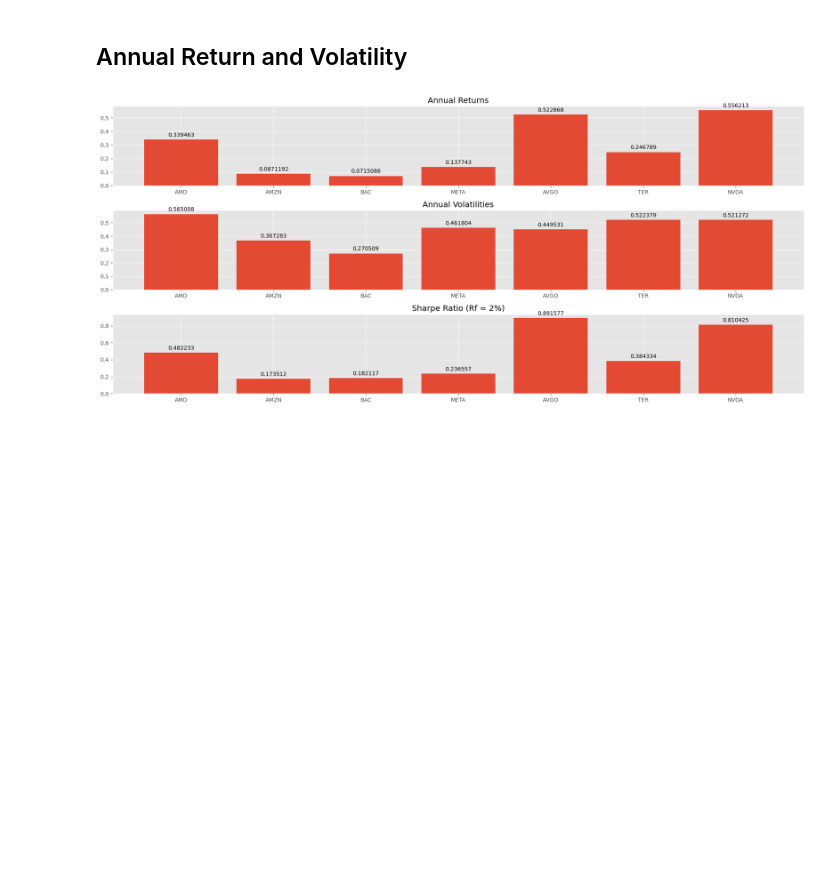
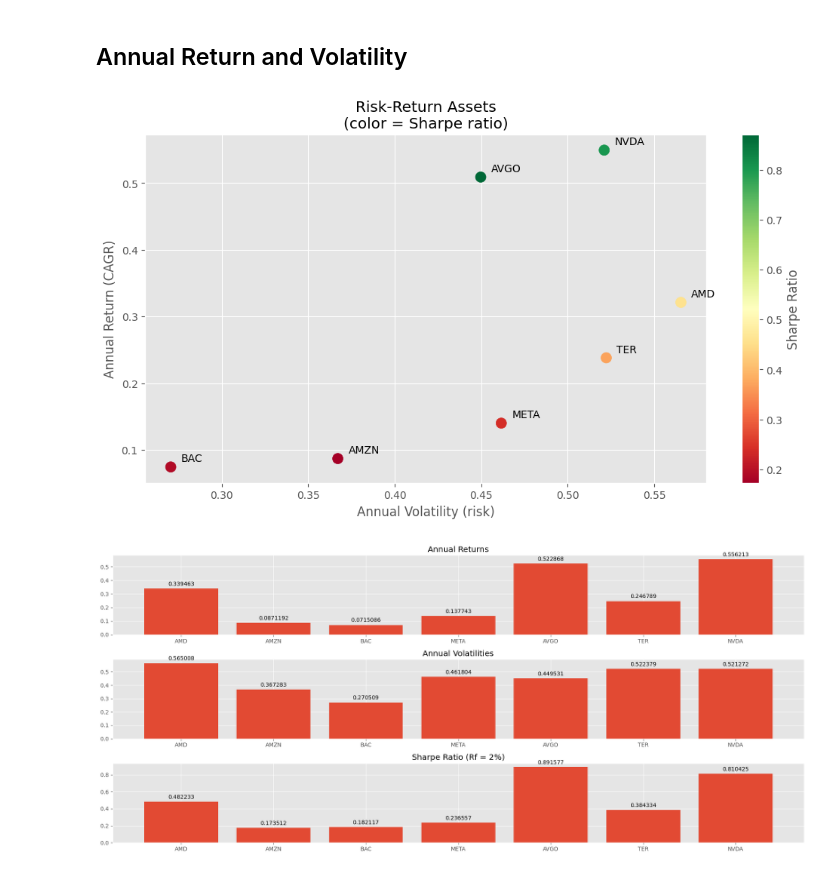
Before and after one commit to fadeeva/portfoli_o_o_ptimisation, a Jupyter notebook: Step_01__Basics_Return_Risk_Correlation.ipynb, the cells around one changed output. Saved outputs shown, nothing was run; the diff lists cells and outputs as text; code cells hidden in the pictures; blank space fills up the shorter version.

Commit message:
scatter plot for risk/return

```diff
--- a/Step_01__Basics_Return_Risk_Correlation.ipynb
+++ b/Step_01__Basics_Return_Risk_Correlation.ipynb
@@ -155,6 +155,27 @@ annual_excess_return = excess_returns.mean() * 252
 
 sharpe_ratio = annual_excess_return / annual_vol_log
 # sharpe_ratio.sort_values(ascending=False, inplace=True)
+# %%
+plt.figure(figsize=(12, 6))
+
+scatter = plt.scatter(annual_vol_log, cagr, c=sharpe_ratio, s=100, cmap='RdYlGn')
+
+for i, ticker in enumerate(tickers):
+    plt.annotate(
+        ticker,
+        (annual_vol_log.iloc[i], cagr.iloc[i]),
+        xytext=(10, 5), textcoords='offset points',
+        fontsize=10
+    )
+
+plt.xlabel('Annual Volatility (risk)')
+plt.ylabel('Annual Return (CAGR)')
+plt.title('Risk-Return Assets\n(color = Sharpe ratio)')
+
+cbar = plt.colorbar(scatter)
+cbar.set_label('Sharpe Ratio')
+# %% [output]
+[figure, added]
 # %%
 fig, axs = plt.subplots(3, 1, figsize=(18, 8))
 
```
Also changed, not shown: parts of 2 cells of this notebook.
